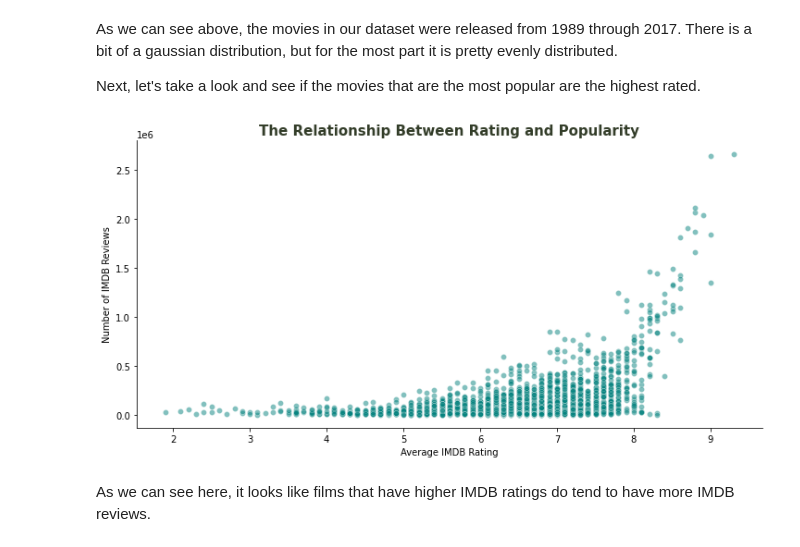
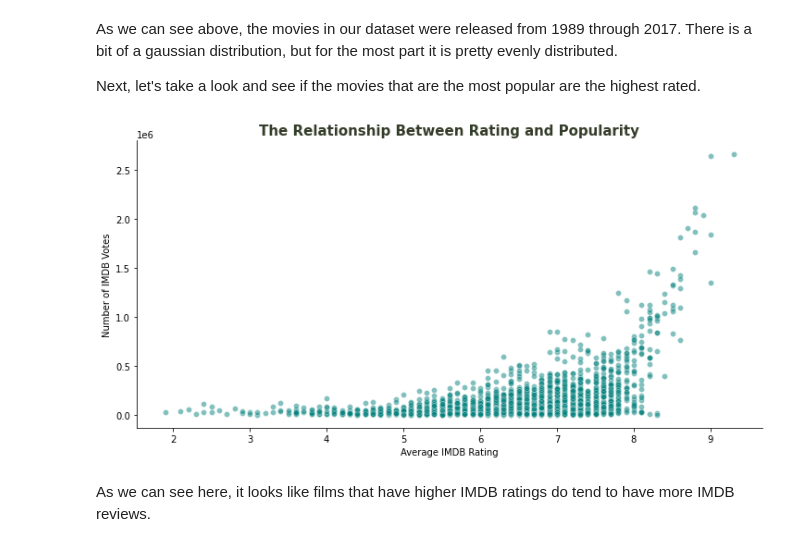
Before and after one commit to kevgross89/Apple-TV-Movie-Recommendation-Engine, a Jupyter notebook: What To Watch - Movie Recommendation Engine.ipynb, the cells around one changed output. Cells and saved outputs as stored; diff of their text form; code cells hidden in the pictures.

```diff
--- a/What To Watch - Movie Recommendation Engine.ipynb
+++ b/What To Watch - Movie Recommendation Engine.ipynb
@@ -649,11 +649,11 @@ Next, let's take a look and see if the movies that are the most popular are the
 # %%
 sns.relplot(data=non_dup_movies, x='averageRating', y='numVotes', alpha=.5, aspect=2, color='#06837f')
 
 plt.title('The Relationship Between Rating and Popularity', fontsize=15, weight=600, color='#333d29')
 plt.xlabel('Average IMDB Rating')
-plt.ylabel('Number of IMDB Reviews');
+plt.ylabel('Number of IMDB Votes');
 # %% [output]
-[figure, old version]
+[figure, new version]
 # %% [markdown]
 As we can see here, it looks like films that have higher IMDB ratings do tend to have more IMDB reviews.
 # %%
```
Also changed, not shown: parts of 6 cells of this notebook.
